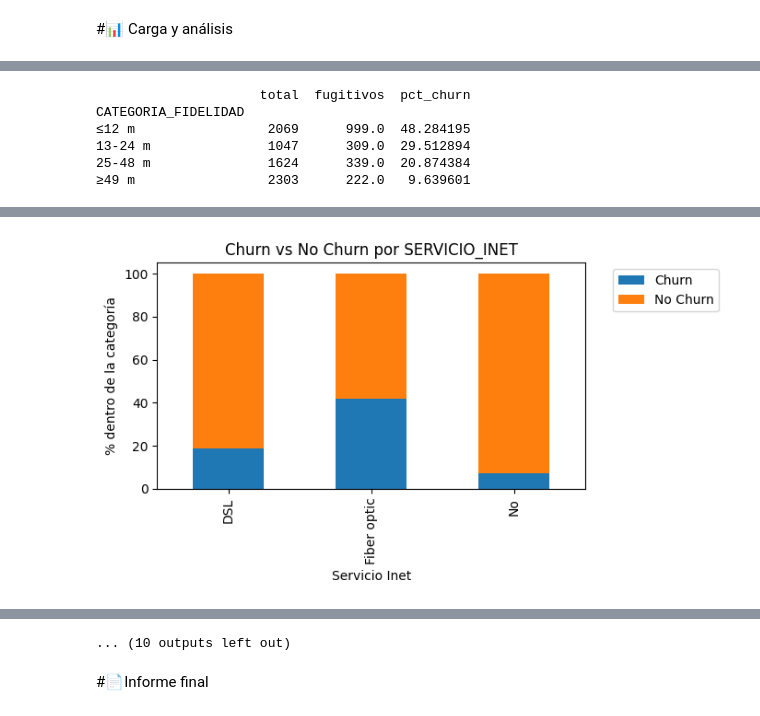
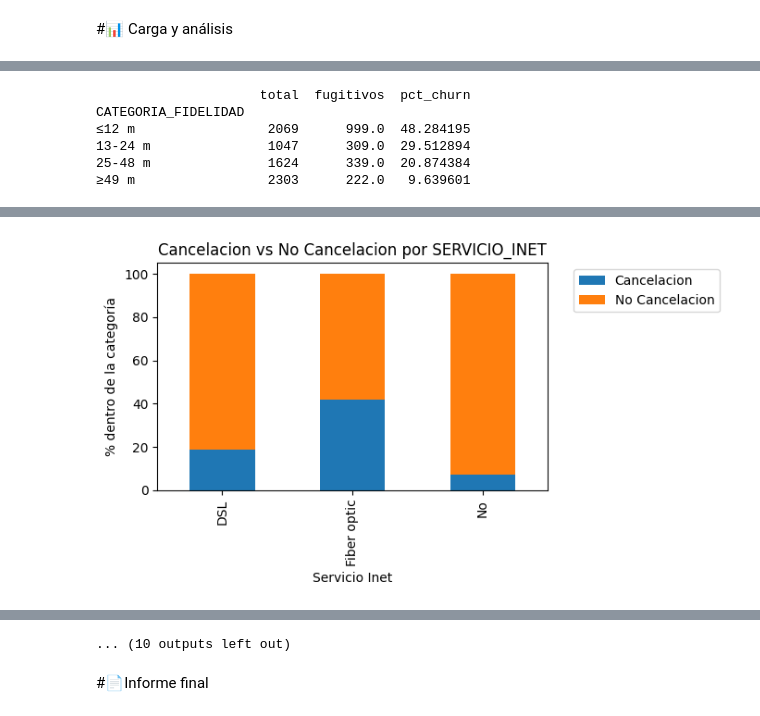
Before and after one commit to alive25/TelecomX, a Jupyter notebook: TelecomX_LATAM.ipynb, the cells around one changed output, grey strips where cells are left out. Cells and saved outputs as stored; diff of their text form; code cells hidden in the pictures.

```diff
--- a/TelecomX_LATAM.ipynb
+++ b/TelecomX_LATAM.ipynb
@@ -124,27 +124,28 @@ Suma total: 100.00%
 # %% [markdown]
 #📊 Carga y análisis
 # %%
+#Importamos libreria matplotlib para crear visualizaciones de graficos
 import matplotlib.pyplot as plt
 
-#
+#Analisis de los diferente tipos de variables:
 
-#  -------- Gráfico por GÉNERO --------
-gender_counts = df_clean.groupby(['GENERO_CLIENTE', 'CHURN']).size().unstack(fill_value=0)
+#  Analisis del genero
+gender_counts = df_clean.groupby(['GENERO_CLIENTE', 'CANCELACION']).size().unstack(fill_value=0)
 gender_counts.plot(kind='bar', figsize=(8, 5))
-plt.title('Churn vs No Churn por Género')
+plt.title('Cancelacion vs No Cancelacion por Género')
 plt.xlabel('Género')
 plt.ylabel('Número de clientes')
-plt.legend(['No Churn', 'Churn'])
+plt.legend(['No Cancelacion', 'Cancelacion'])
 plt.tight_layout()
 plt.show()
 
 #  -------- Gráfico por SENIORIDAD --------
-senior_counts = df_clean.groupby(['CLIENTE_SENIOR', 'CHURN']).size().unstack(fill_value=0)
+senior_counts = df_clean.groupby(['CLIENTE_SENIOR', 'CANCELACION']).size().unstack(fill_value=0)
 senior_counts.plot(kind='bar', figsize=(8, 5))
-plt.title('Churn vs No Churn por Condición Senior')
+plt.title('Cancelacion vs No Cancelacion por Condición Senior')
 plt.xlabel('Categoría Senior')
 plt.ylabel('Número de clientes')
-plt.legend(['No Churn', 'Churn'])
+plt.legend(['No Cancelacion', 'Cancelacion'])
 plt.tight_layout()
 plt.show()
 
@@ -161,39 +162,39 @@ df_tmp.loc[:, 'CATEGORIA_FIDELIDAD'] = pd.cut(
 # 2) Tabla de frecuencias (stacked) — indicamos observed para silenciar el aviso
 fid_counts = (
     df_tmp
-      .groupby(['CATEGORIA_FIDELIDAD', 'CHURN'], observed=True)
+      .groupby(['CATEGORIA_FIDELIDAD', 'CANCELACION'], observed=True)
       .size()
       .unstack(fill_value=0)
 )
 
 # 3) Gráfico
 fid_counts.plot(kind='bar', stacked=True, figsize=(8, 5))
-plt.title('Churn vs No Churn por Fidelidad (Antigüedad del Cliente)')
+plt.title('Cancelacion vs No Cancelacion por Fidelidad (Antigüedad del Cliente)')
 plt.xlabel('Categoría de Fidelidad')
 plt.ylabel('Número de Clientes')
-plt.legend(['No Churn', 'Churn'], title='Estado')
+plt.legend(['No Cancelacion', 'Cancelacion'], title='Estado')
 plt.tight_layout()
 plt.show()
 import matplotlib.pyplot as plt
 import pandas as pd
 
 #  -------- Gráfico por GÉNERO --------
-gender_counts = df_clean.groupby(['GENERO_CLIENTE', 'CHURN']).size().unstack(fill_value=0)
+gender_counts = df_clean.groupby(['GENERO_CLIENTE', 'CANCELACION']).size().unstack(fill_value=0)
 gender_counts.plot(kind='bar', figsize=(8, 5))
-plt.title('Churn vs No Churn por Género')
+plt.title('Cancelacion vs No Cancelacion por Género')
 plt.xlabel('Género')
 plt.ylabel('Número de clientes')
-plt.legend(['No Churn', 'Churn'])
+plt.legend(['No Cancelacion', 'Cancelacion'])
 plt.tight_layout()
 plt.show()
 
 #  -------- Gráfico por SENIORIDAD --------
-senior_counts = df_clean.groupby(['CLIENTE_SENIOR', 'CHURN']).size().unstack(fill_value=0)
+senior_counts = df_clean.groupby(['CLIENTE_SENIOR', 'CANCELACION']).size().unstack(fill_value=0)
 senior_counts.plot(kind='bar', figsize=(8, 5))
-plt.title('Churn vs No Churn por Condición Senior')
+plt.title('Cancelacion vs No Cancelacion por Condición Senior')
 plt.xlabel('Categoría Senior')
 plt.ylabel('Número de clientes')
-plt.legend(['No Churn', 'Churn'])
+plt.legend(['No Cancelacion', 'Cancelacion'])
 plt.tight_layout()
 plt.show()
 
@@ -210,67 +211,67 @@ df_tmp.loc[:, 'CATEGORIA_FIDELIDAD'] = pd.cut(
 # 2) Tabla de frecuencias (stacked) — indicamos observed para silenciar el aviso
 fid_counts = (
     df_tmp
-      .groupby(['CATEGORIA_FIDELIDAD', 'CHURN'], observed=True)
+      .groupby(['CATEGORIA_FIDELIDAD', 'CANCELACION'], observed=True)
       .size()
       .unstack(fill_value=0)
 )
 
 # 3) Gráfico
 fid_counts.plot(kind='bar', stacked=True, figsize=(8, 5))
-plt.title('Churn vs No Churn por Fidelidad (Antigüedad del Cliente)')
+plt.title('Cancelacion vs No Cancelacion por Fidelidad (Antigüedad del Cliente)')
 plt.xlabel('Categoría de Fidelidad')
 plt.ylabel('Número de Clientes')
-plt.legend(['No Churn', 'Churn'], title='Estado')
+plt.legend(['No Cancelacion', 'Cancelacion'], title='Estado')
 plt.tight_layout()
 plt.show()
 
 tasa_churn = (
     df_tmp
-      .groupby('CATEGORIA_FIDELIDAD', observed=True)['CHURN']
-      .agg(total='size', # Changed from ('CHURN', 'size') to 'size'
-           fugitivos='sum') # Changed from ('CHURN', 'sum') to 'sum'
+      .groupby('CATEGORIA_FIDELIDAD', observed=True)['CANCELACION']
+      .agg(total='size',
+           fugitivos='sum')
       .assign(pct_churn=lambda x: x['fugitivos'] / x['total']*100)
 )
 print(tasa_churn[['total', 'fugitivos', 'pct_churn']])
 
 tasa_churn['pct_churn'].plot(kind='bar', figsize=(6,4))
-plt.title('Tasa de Churn por Fidelidad')
-plt.ylabel('% de clientes que se van')
+plt.title('Tasa de Cancelacion por Fidelidad')
+plt.ylabel('% de clientes que cancelan')
 plt.xlabel('Categoría de Fidelidad')
 plt.ylim(0, tasa_churn['pct_churn'].max() * 1.1)
 plt.tight_layout()
 plt.show()
 
-# --- A) Filtrar fugitivos y no fugitivos
-df_churn = df_tmp[df_tmp['CHURN'] == 1]        # desertores
-df_no_churn = df_tmp[df_tmp['CHURN'] == 0]     # activos
+#
+df_cancelacion = df_tmp[df_tmp['CANCELACION'] == 1]
+df_no_cancelacion = df_tmp[df_tmp['CANCELACION'] == 0]
 
-# --- B) Variables a cruzar -------------
+# Variables a cruzar
 vars_a_cruzar = [
     'SERVICIO_INET', 'CONTRATO', 'METODO_PAGO',
     'SEGURIDAD_ONLINE', 'STREAMING',
     'CLIENTE_SENIOR'
 ]
 
-# --- C) Loop para tablas y gráficos ----
+# Cruce de variables
 for col in vars_a_cruzar:
     print(f"\n----- {col} -----")
 
     # 1. Tabla con % dentro de cada categoría
     tabla = (
         df_tmp
-          .groupby([col, 'CHURN'], observed=True)['ID_CLIENTE']
+          .groupby([col, 'CANCELACION'], observed=True)['ID_CLIENTE']
           .count()
           .unstack(fill_value=0)
-          .rename(columns={0: 'No Churn', 1: 'Churn'})
+          .rename(columns={0: 'No Cancelacion', 1: 'Cancelacion'})
     )
-    tabla['Pct_Churn'] = tabla['Churn'] / tabla.sum(axis=1) * 100
-    print(tabla[['Churn', 'No Churn', 'Pct_Churn']])
+    tabla['Pct_Cancelacion'] = tabla['Cancelacion'] / tabla.sum(axis=1) * 100
+    print(tabla[['Cancelacion', 'No Cancelacion', 'Pct_Cancelacion']])
 
     # 2. Gráfico de barras apiladas (%)
-    tabla_pct = tabla[['Churn', 'No Churn']].div(tabla[['Churn', 'No Churn']].sum(axis=1), axis=0) * 100
+    tabla_pct = tabla[['Cancelacion', 'No Cancelacion']].div(tabla[['Cancelacion', 'No Cancelacion']].sum(axis=1), axis=0) * 100
     tabla_pct.plot(kind='bar', stacked=True, figsize=(7,4))
-    plt.title(f"Churn vs No Churn por {col}")
+    plt.title(f"Cancelacion vs No Cancelacion por {col}")
     plt.ylabel('% dentro de la categoría')
     plt.xlabel(col.replace('_', ' ').title())
     plt.legend(bbox_to_anchor=(1.05, 1), loc='upper left')
@@ -290,20 +291,20 @@ df_riesgo = df_tmp[segmento]
 
 # Métricas
 total_seg   = len(df_riesgo)
-churn_seg   = df_riesgo['CHURN'].sum()
-pct_churn   = churn_seg / total_seg * 100
+cancelacion_seg   = df_riesgo['CANCELACION'].sum()
+pct_cancelacion   = cancelacion_seg / total_seg * 100
 
 print(f"Clientes en segmento crítico: {total_seg}")
-print(f"Fugitivos en segmento crítico: {churn_seg}  ({pct_churn:.1f} %)")
+print(f"Fugitivos en segmento crítico: {cancelacion_seg}  ({pct_cancelacion:.1f} %)")
 
 df_riesgo['CARGO_MENSUAL'].describe()
 
 # A) Base comparativa
-no_churn    = df_tmp[df_tmp['CHURN'] == 0]['CARGO_MENSUAL']
-otros_churn = df_tmp[(df_tmp['CHURN'] == 1) & (~segmento)]['CARGO_MENSUAL']
+no_cancelacion    = df_tmp[df_tmp['CANCELACION'] == 0]['CARGO_MENSUAL']
+otros_cancelacion = df_tmp[(df_tmp['CANCELACION'] == 1) & (~segmento)]['CARGO_MENSUAL']
 
-print("Promedio No-Churn:", no_churn.mean().round(2))
-print("Promedio Otros Churn:", otros_churn.mean().round(2))
+print("Promedio No-Cancelacion:", no_cancelacion.mean().round(2))
+print("Promedio Otros Cancelacion:", otros_cancelacion.mean().round(2))
 print("Promedio Segmento Crítico:", df_riesgo['CARGO_MENSUAL'].mean().round(2))
 
 import seaborn as sns
@@ -311,8 +312,8 @@ import matplotlib.pyplot as plt
 
 df_plot = (
     pd.concat([
-        df_tmp[df_tmp['CHURN'] == 0].assign(grupo='No Churn'),
-        df_tmp[(df_tmp['CHURN'] == 1) & (~segmento)].assign(grupo='Otros Churn'),
+        df_tmp[df_tmp['CANCELACION'] == 0].assign(grupo='No Cancelacion'),
+        df_tmp[(df_tmp['CANCELACION'] == 1) & (~segmento)].assign(grupo='Otros Cancelacion'),
         df_riesgo.assign(grupo='Segmento crítico')
     ])
 )
@@ -344,2 +345,2 @@ No               113      1413   7.404980
-[figure, old version]
+[figure, new version]
 ----- CONTRATO -----
```
Also changed, not shown: parts of 3 cells of this notebook.
